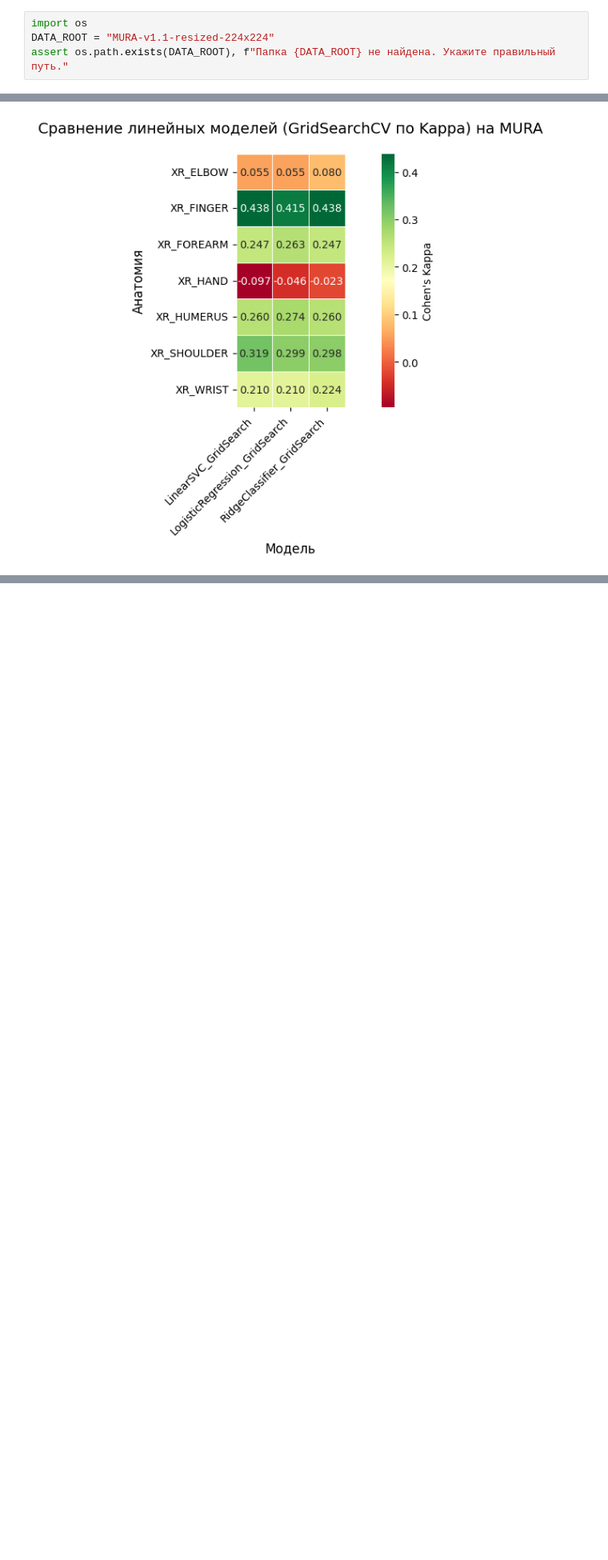
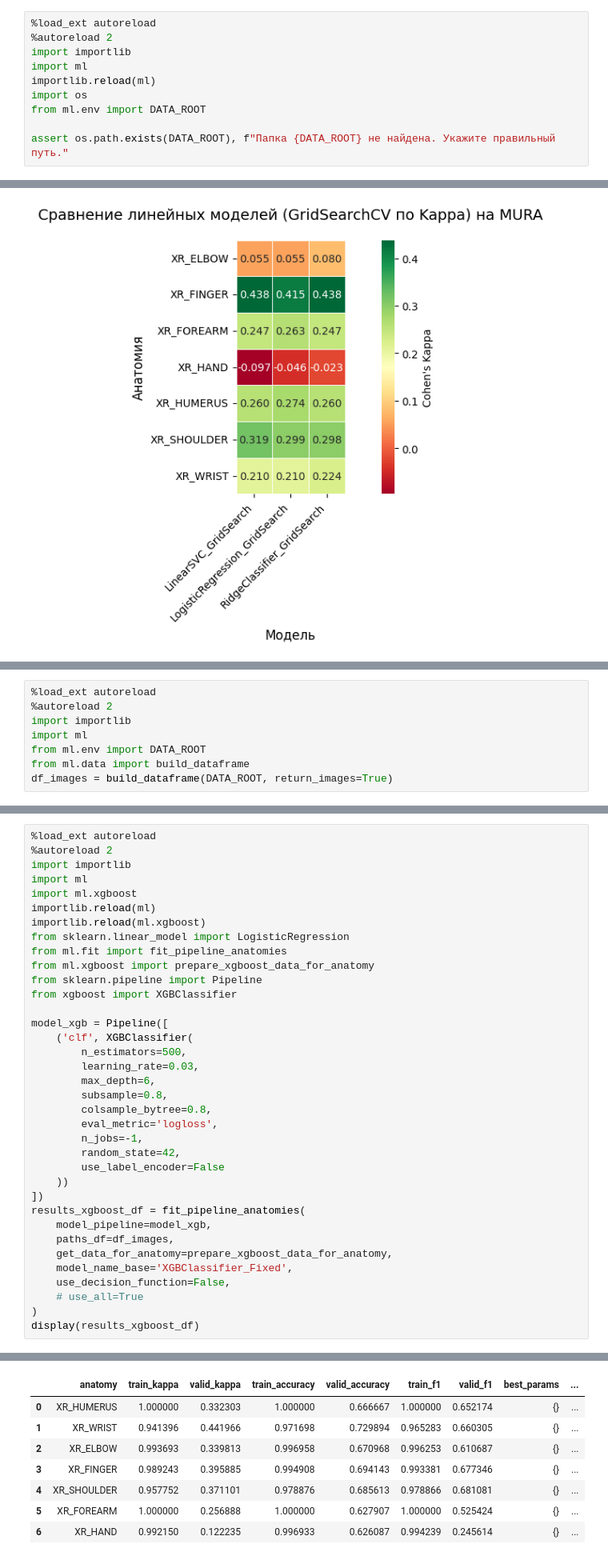
Before and after one commit to Year-project-team-2-Topic-12/Project2025, a Jupyter notebook: ML full.ipynb, the cells around one changed output, grey strips where cells are left out. Shown at 80% size. Drawn from its saved outputs; the diff is of its cells as text; blank space fills up the shorter version.

Commit message:
Add xgboost

```diff
--- a/ML full.ipynb
+++ b/ML full.ipynb
@@ -528,6 +528,12 @@ show_cluster_examples(df_dimensions, image_dir, output_root, samples_per_cluster
 # %% [markdown]
 #### Импорты и пути
 # %%
+%load_ext autoreload
+%autoreload 2
+import importlib
+import ml
+importlib.reload(ml)
 import os
-DATA_ROOT = "MURA-v1.1-resized-224x224"
+from ml.env import DATA_ROOT
+
 assert os.path.exists(DATA_ROOT), f"Папка {DATA_ROOT} не найдена. Укажите правильный путь."
@@ -789,0 +787,8 @@ plt.show()
+# %%
+%load_ext autoreload
+%autoreload 2
+import importlib
+import ml
+from ml.env import DATA_ROOT
+from ml.data import build_dataframe
+df_images = build_dataframe(DATA_ROOT, return_images=True)
@@ -789,0 +803,37 @@ plt.show()
+# %%
+%load_ext autoreload
+%autoreload 2
+import importlib
+import ml
+import ml.xgboost
+importlib.reload(ml)
+importlib.reload(ml.xgboost)
+from sklearn.linear_model import LogisticRegression
+from ml.fit import fit_pipeline_anatomies
+from ml.xgboost import prepare_xgboost_data_for_anatomy
+from sklearn.pipeline import Pipeline
+from xgboost import XGBClassifier
+
+model_xgb = Pipeline([
+    ('clf', XGBClassifier(
+        n_estimators=500,
+        learning_rate=0.03,
+        max_depth=6,
+        subsample=0.8,
+        colsample_bytree=0.8,
+        eval_metric='logloss',
+        n_jobs=-1,
+        random_state=42,
+        use_label_encoder=False
+    ))
+])
+results_xgboost_df = fit_pipeline_anatomies(
+    model_pipeline=model_xgb,
+    paths_df=df_images,
+    get_data_for_anatomy=prepare_xgboost_data_for_anatomy,
+    model_name_base='XGBClassifier_Fixed',
+    use_decision_function=False,
+    # use_all=True
+)
+display(results_xgboost_df)
+# %% [output]
@@ -789,0 +844,8 @@ plt.show()
+|  | anatomy | train_kappa | valid_kappa | train_accuracy | valid_accuracy | train_f1 | valid_f1 | best_params | ... |
+| 0 | XR_HUMERUS | 1.000000 | 0.332303 | 1.000000 | 0.666667 | 1.000000 | 0.652174 | {} | ... |
+| 1 | XR_WRIST | 0.941396 | 0.441966 | 0.971698 | 0.729894 | 0.965283 | 0.660305 | {} | ... |
+| 2 | XR_ELBOW | 0.993693 | 0.339813 | 0.996958 | 0.670968 | 0.996253 | 0.610687 | {} | ... |
+| 3 | XR_FINGER | 0.989243 | 0.395885 | 0.994908 | 0.694143 | 0.993381 | 0.677346 | {} | ... |
+| 4 | XR_SHOULDER | 0.957752 | 0.371101 | 0.978876 | 0.685613 | 0.978866 | 0.681081 | {} | ... |
+| 5 | XR_FOREARM | 1.000000 | 0.256888 | 1.000000 | 0.627907 | 1.000000 | 0.525424 | {} | ... |
+| 6 | XR_HAND | 0.992150 | 0.122235 | 0.996933 | 0.626087 | 0.994239 | 0.245614 | {} | ... |
```
Also changed, not shown: parts of 32 cells of this notebook, 9 other files.
